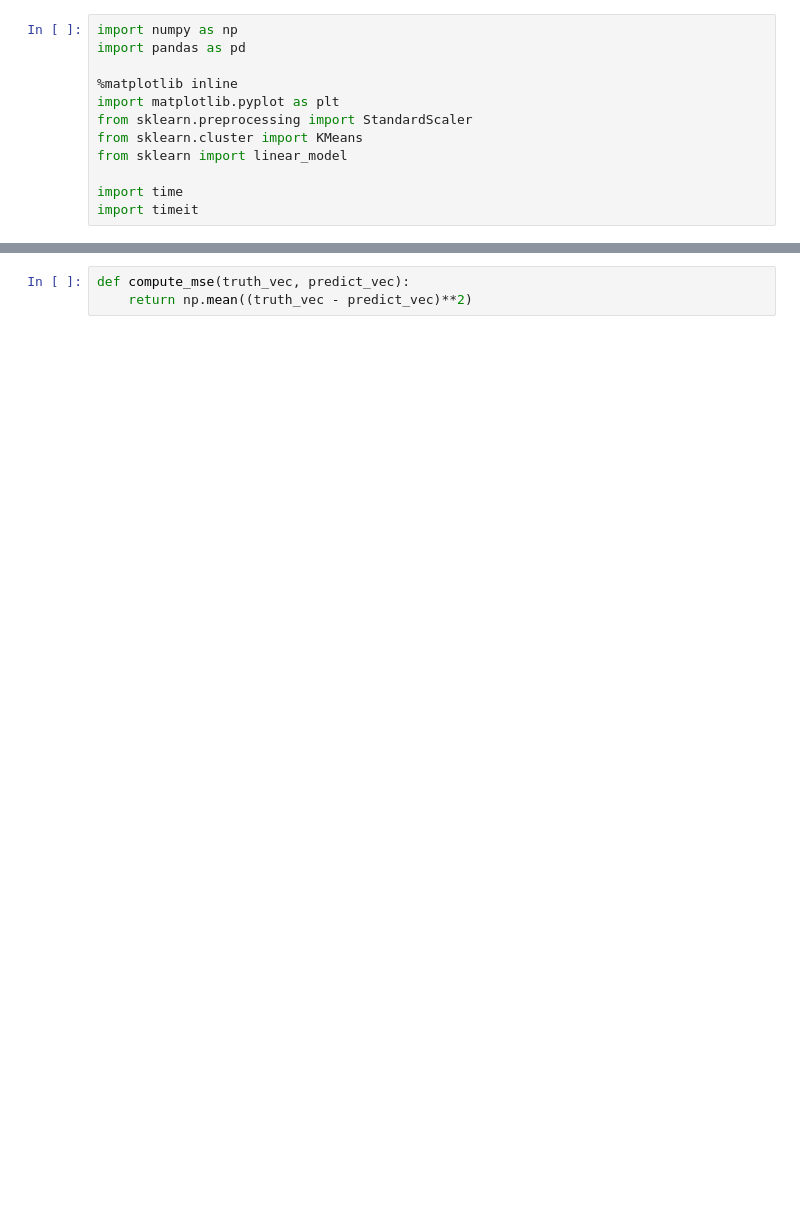
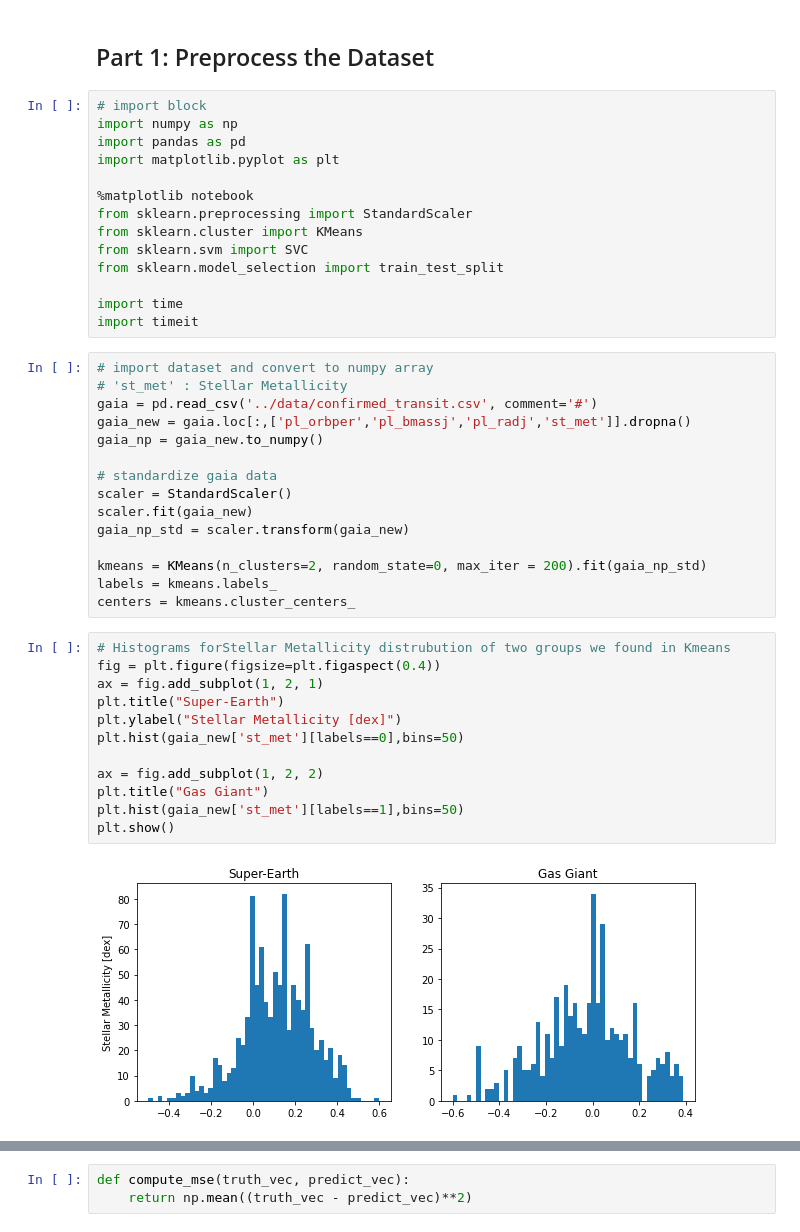
Before and after one commit to comp-machine-learning-spring2021/portfolio-lillianjiang, a Jupyter notebook: Mass-Radius/supervised1.ipynb, the cells around one changed output, grey strips where cells are left out. Cells and saved outputs as stored; diff of their text form; blank space fills up the shorter version.

```diff
--- a/Mass-Radius/supervised1.ipynb
+++ b/Mass-Radius/supervised1.ipynb
@@ -1,12 +6,45 @@
+# %% [markdown]
+## Part 1: Preprocess the Dataset
 # %%
+# import block
 import numpy as np
 import pandas as pd
+import matplotlib.pyplot as plt
 
-%matplotlib inline
-import matplotlib.pyplot as plt
+%matplotlib notebook
 from sklearn.preprocessing import StandardScaler
 from sklearn.cluster import KMeans
-from sklearn import linear_model
+from sklearn.svm import SVC
+from sklearn.model_selection import train_test_split
 
 import time
 import timeit
+# %%
+# import dataset and convert to numpy array
+# 'st_met' : Stellar Metallicity
+gaia = pd.read_csv('../data/confirmed_transit.csv', comment='#')
+gaia_new = gaia.loc[:,['pl_orbper','pl_bmassj','pl_radj','st_met']].dropna()
+gaia_np = gaia_new.to_numpy()
+
+# standardize gaia data
+scaler = StandardScaler()
+scaler.fit(gaia_new)
+gaia_np_std = scaler.transform(gaia_new)
+
+kmeans = KMeans(n_clusters=2, random_state=0, max_iter = 200).fit(gaia_np_std)
+labels = kmeans.labels_
+centers = kmeans.cluster_centers_
+# %%
+# Histograms forStellar Metallicity distrubution of two groups we found in Kmeans
+fig = plt.figure(figsize=plt.figaspect(0.4))
+ax = fig.add_subplot(1, 2, 1)
+plt.title("Super-Earth")
+plt.ylabel("Stellar Metallicity [dex]")
+plt.hist(gaia_new['st_met'][labels==0],bins=50)
+
+ax = fig.add_subplot(1, 2, 2)
+plt.title("Gas Giant")
+plt.hist(gaia_new['st_met'][labels==1],bins=50)
+plt.show()
+# %% [output]
+[figure, added]
```
Also changed, not shown: parts of 16 cells of this notebook, 4 other files.
